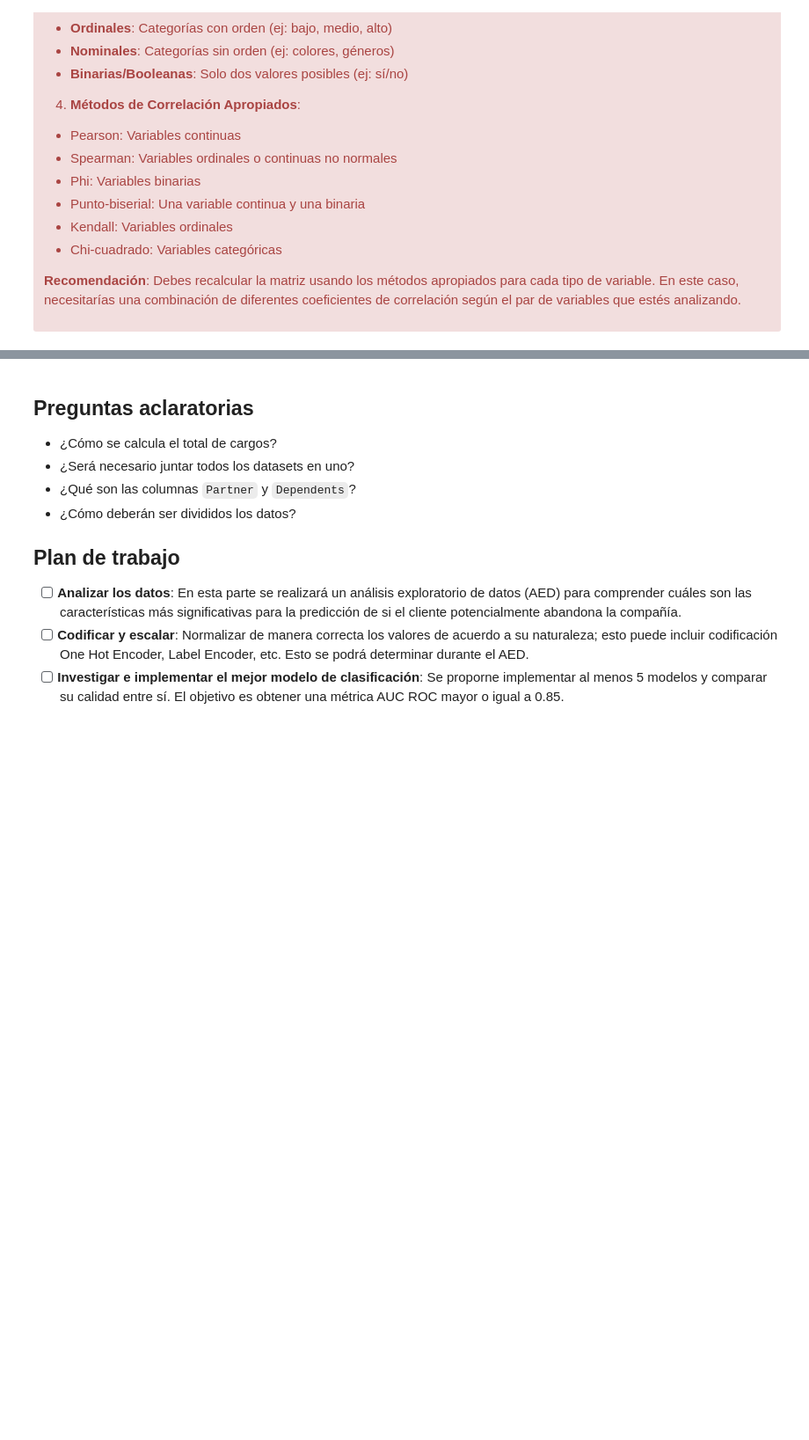
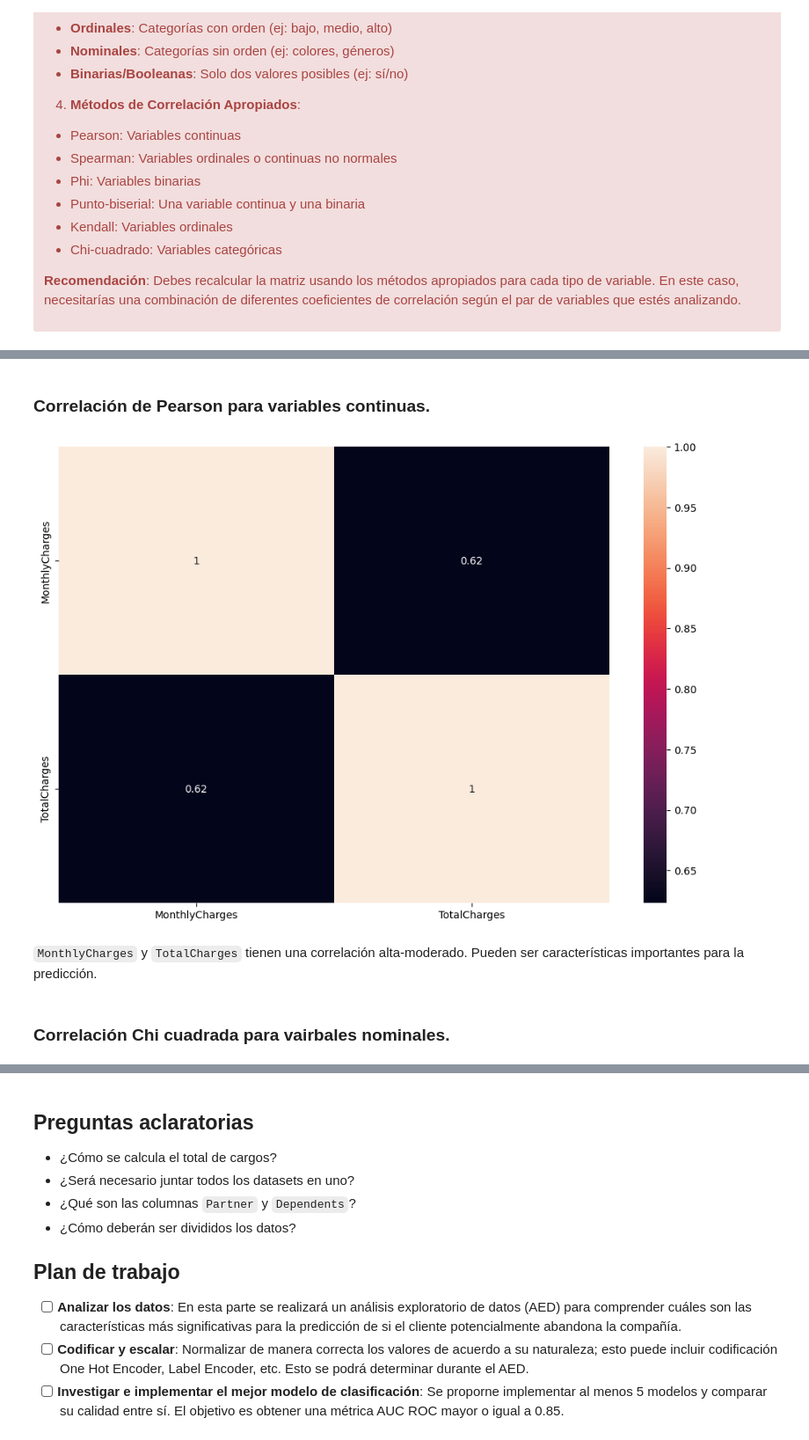
Before and after one commit to rodo-nunez/client_leack_prediction, a Jupyter notebook: telecom.ipynb, the cells around one changed output, grey strips where cells are left out. Shown at 88% size. Saved outputs shown, nothing was run; the diff lists cells and outputs as text; code cells hidden in the pictures; blank space fills up the shorter version.

```diff
--- a/telecom.ipynb
+++ b/telecom.ipynb
@@ -483,0 +548,12 @@ Debes recalcular la matriz usando los métodos apropiados para cada tipo de vari
+# %% [markdown]
+### Correlación de Pearson para variables continuas.
+# %%
+plt.figure(figsize=(12,8))
+sns.heatmap(df_cont_int_per_phone[['MonthlyCharges','TotalCharges']].corr(),annot=True)
+plt.show()
+# %% [output]
+[figure, added]
+# %% [markdown]
+`MonthlyCharges` y `TotalCharges` tienen una correlación alta-moderado. Pueden ser características importantes para la predicción.
+# %% [markdown]
+### Correlación Chi cuadrada para vairbales nominales.
```
Also changed, not shown: parts of 38 cells of this notebook.
